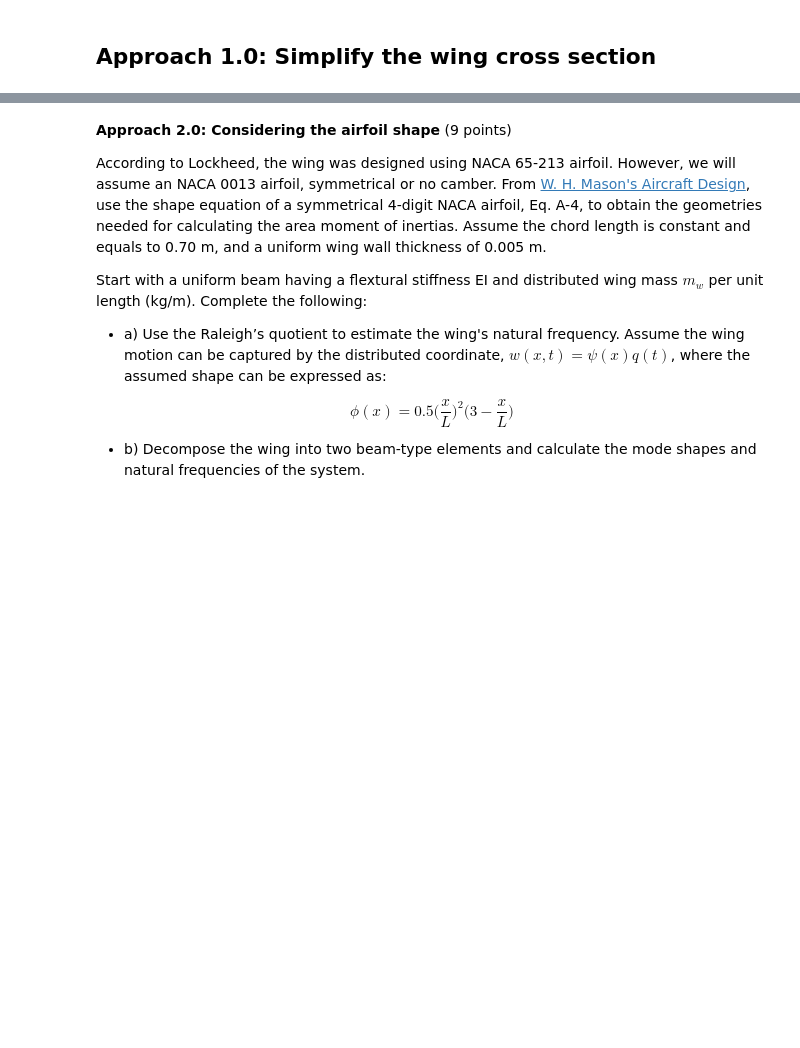
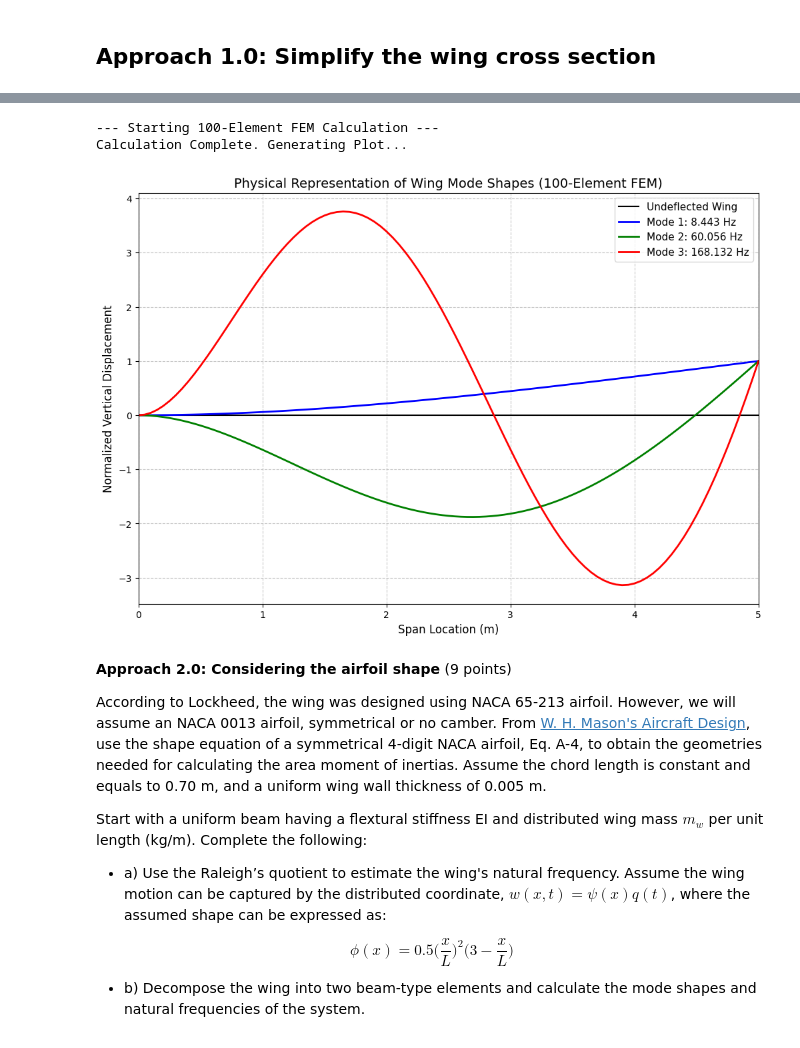
Before and after one commit to HoangNguyen17/AE543, a Jupyter notebook: Project02/HoangNguyen_CaseStudy2.ipynb, the cells around one changed output, grey strips where cells are left out. Drawn from its saved outputs; the diff is of its cells as text; code cells hidden in the pictures; blank space fills up the shorter version.

```diff
--- a/Project02/HoangNguyen_CaseStudy2.ipynb
+++ b/Project02/HoangNguyen_CaseStudy2.ipynb
@@ -93,3 +1164,9 @@ $$\phi''(x) = \frac{3}{L^2} - \frac{3x}{L^3} = \frac{3}{L^2}\left(1 - \frac{x}{L
+# %%
+solve_and_plot_element_wing(100)
+# %% [output]
+--- Starting 100-Element FEM Calculation ---
+Calculation Complete. Generating Plot...
+[figure, added]
 # %% [markdown]
 <b> Approach 2.0: Considering the airfoil shape</b> (9 points)
 <br>
```
Also changed, not shown: parts of 31 cells of this notebook.
